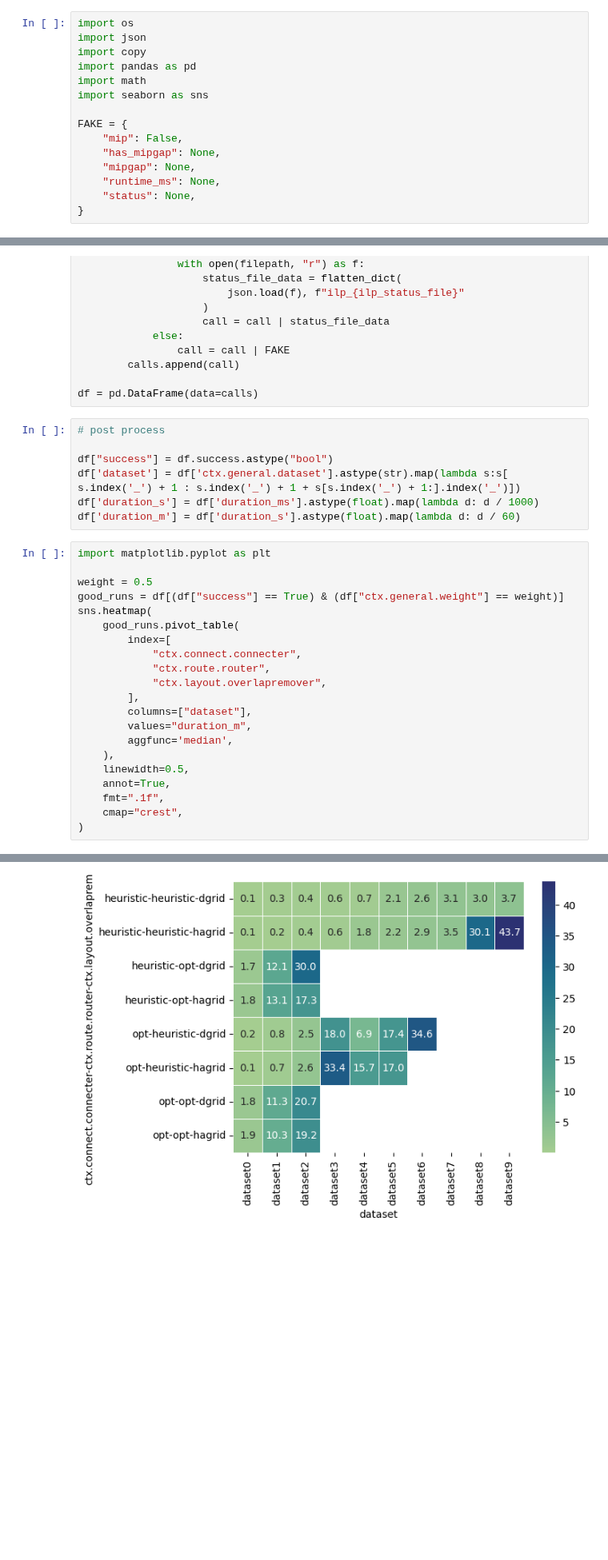
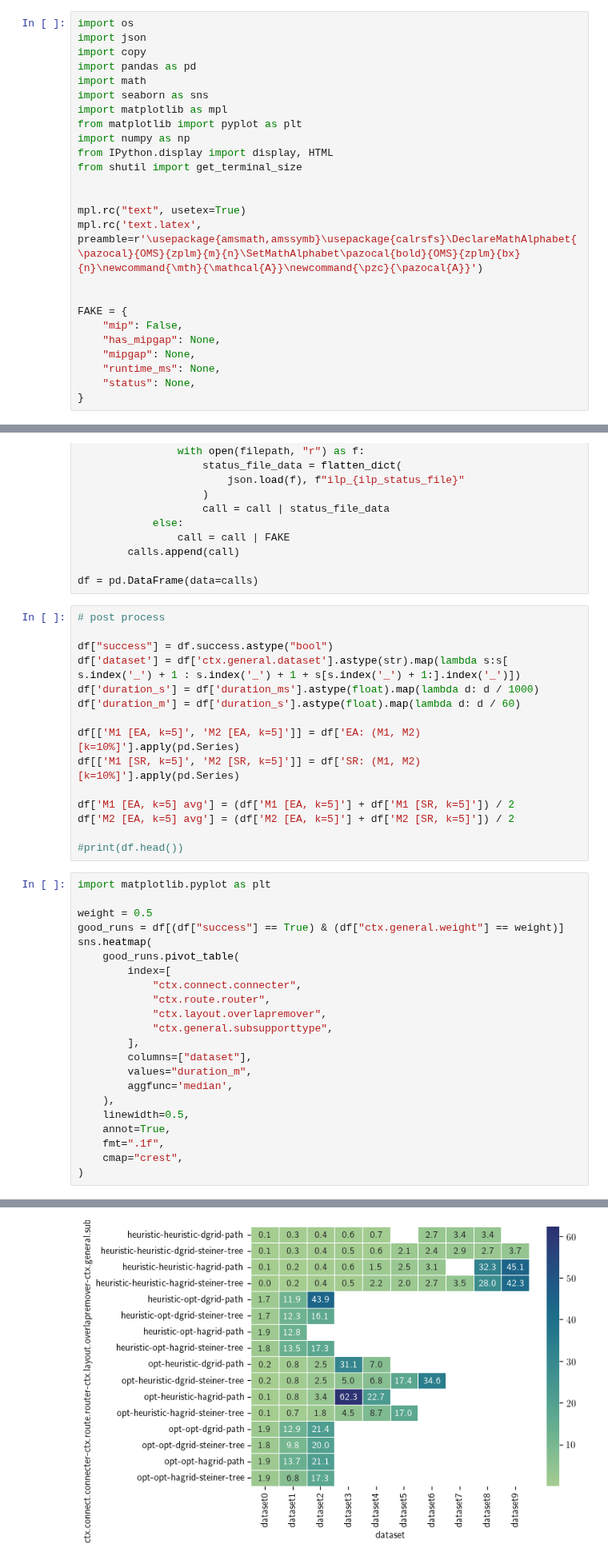
Before and after one commit to npiccolotto/undrground-tubes, a Jupyter notebook: designspace-result/merge.ipynb, the cells around one changed output, grey strips where cells are left out. Shown at 80% size. Cells and saved outputs as stored; diff of their text form; blank space fills up the shorter version.

Commit message:
some new plots.

```diff
--- a/designspace-result/merge.ipynb
+++ b/designspace-result/merge.ipynb
@@ -5,6 +5,16 @@ import copy
 import pandas as pd
 import math
 import seaborn as sns
+import matplotlib as mpl
+from matplotlib import pyplot as plt
+import numpy as np
+from IPython.display import display, HTML
+from shutil import get_terminal_size
+
+
+mpl.rc("text", usetex=True)
+mpl.rc('text.latex', preamble=r'\usepackage{amsmath,amssymb}\usepackage{calrsfs}\DeclareMathAlphabet{\pazocal}{OMS}{zplm}{m}{n}\SetMathAlphabet\pazocal{bold}{OMS}{zplm}{bx}{n}\newcommand{\mth}{\mathcal{A}}\newcommand{\pzc}{\pazocal{A}}')
+
 
 FAKE = {
     "mip": False,
@@ -91,6 +101,14 @@ df["success"] = df.success.astype("bool")
 df['dataset'] = df['ctx.general.dataset'].astype(str).map(lambda s:s[ s.index('_') + 1 : s.index('_') + 1 + s[s.index('_') + 1:].index('_')])
 df['duration_s'] = df['duration_ms'].astype(float).map(lambda d: d / 1000)
 df['duration_m'] = df['duration_s'].astype(float).map(lambda d: d / 60)
+
+df[['M1 [EA, k=5]', 'M2 [EA, k=5]']] = df['EA: (M1, M2) [k=10%]'].apply(pd.Series)
+df[['M1 [SR, k=5]', 'M2 [SR, k=5]']] = df['SR: (M1, M2) [k=10%]'].apply(pd.Series)
+
+df['M1 [EA, k=5] avg'] = (df['M1 [EA, k=5]'] + df['M1 [SR, k=5]']) / 2
+df['M2 [EA, k=5] avg'] = (df['M2 [EA, k=5]'] + df['M2 [SR, k=5]']) / 2
+
+#print(df.head())
 # %%
 import matplotlib.pyplot as plt
 
@@ -102,6 +120,7 @@ sns.heatmap(
             "ctx.connect.connecter",
             "ctx.route.router",
             "ctx.layout.overlapremover",
+            "ctx.general.subsupporttype",
         ],
         columns=["dataset"],
         values="duration_m",
@@ -117 +136 @@ sns.heatmap(
-[figure, old version]
+[figure, new version]
```
Also changed, not shown: parts of 4 cells of this notebook.
